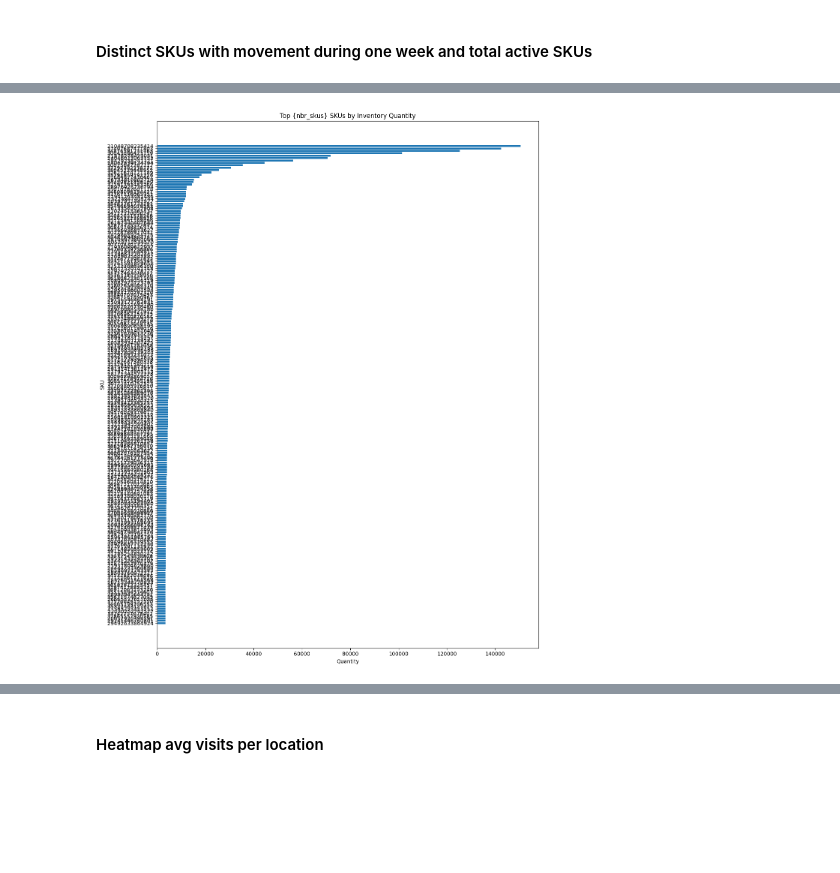
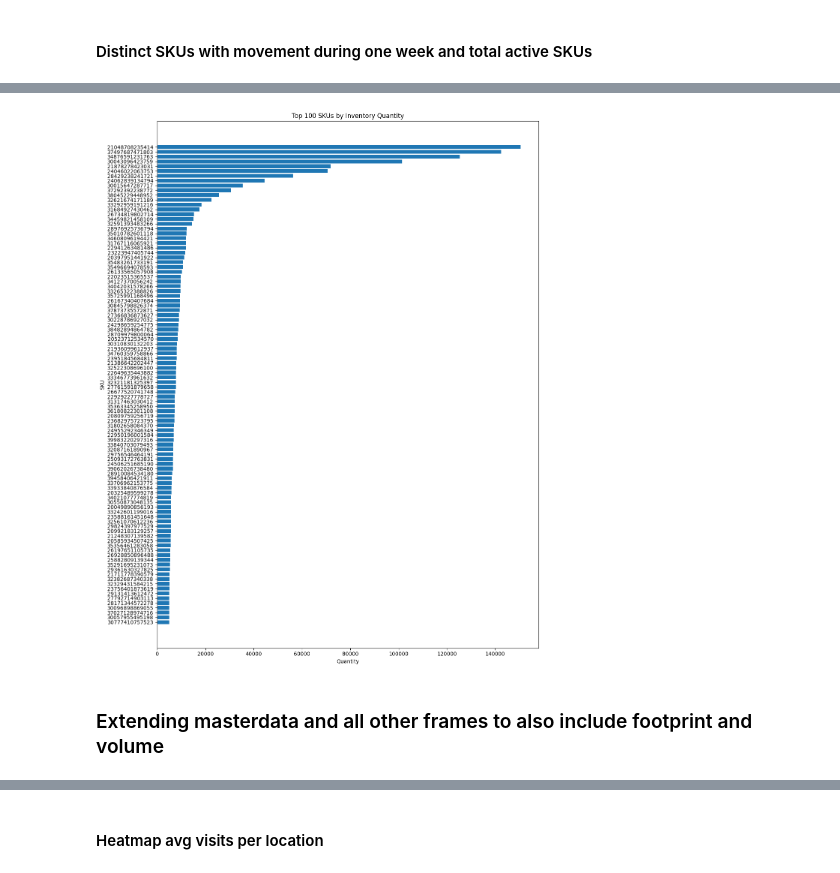
Before and after one commit to axelaaberg/Warehousing, a Jupyter notebook: data_Manipulate.ipynb, the cells around one changed output, grey strips where cells are left out. Cells and saved outputs as stored; diff of their text form; code cells hidden in the pictures; blank space fills up the shorter version.

Commit message:
graphs added

```diff
--- a/data_Manipulate.ipynb
+++ b/data_Manipulate.ipynb
@@ -41,6 +38,18 @@ picking_95_extended.createOrReplaceTempView("picking_95_extended")
 
 picking_avg_extended = picking_avg.join(masterdata, on="SKU", how="left")
 picking_avg_extended.createOrReplaceTempView("picking_avg_extended")
+# %%
+inventory = spark.sql("""
+        SELECT
+            Date,
+            SKU,
+            sum(Quantity_inventory) as Quantity_inventory
+        FROM inventory
+        GROUP BY SKU, Date
+          """)
+
+inventory_extended = inventory.join(masterdata, on="SKU", how="left")
+inventory_extended.createOrReplaceTempView("inventory_extended")
 # %%
 #inbound_95_extended.orderBy("SKU").show(5)
 #inventory_extended.orderBy("SKU").show(5)
@@ -198,32 +218,6 @@ inventory_SKUs = spark.sql("""
                ORDER BY Quantity DESC
             """)
 
-#inventory_SKUs.show()
-
 print(inventory_SKUs.select("SKU").count())
-
-
-inventory_SKUs = spark.sql("""
-               SELECT SKU, SUM(Quantity_inventory) AS Quantity
-               FROM inventory_extended
-               GROUP BY SKU
-               ORDER BY Quantity DESC
-            """)
-
-#inventory_SKUs.show()
-
-print(inventory_SKUs.select("SKU").count())
-
-inventory_SKUs = spark.sql("""
-               SELECT SKU, Quantity_inventory AS Quantity
-               FROM inventory_extended
-               ORDER BY Quantity DESC
-            """)
-
-#inventory_SKUs.show()
-
-print(inventory_SKUs.select("SKU").count())
-
-print("Varför är dessa olika tal??")
 # %% [output]
 35889
@@ -295,16 +270,18 @@ KeyboardInterrupt:
 # %%
 #inventory_SKUs.show()
-nbr_skus = 200
+nbr_skus = 100
 
 inventory_pd = inventory_SKUs.limit(nbr_skus).toPandas() #top 200 SKUs
 
 plt.figure(figsize=(12, 15))
 plt.barh(inventory_pd['SKU'], inventory_pd['Quantity'])
 plt.xlabel('Quantity')
 plt.ylabel('SKU')
-plt.title('Top {nbr_skus} SKUs by Inventory Quantity')
+plt.title(f'Top {nbr_skus} SKUs by Inventory Quantity')
 plt.gca().invert_yaxis()  # Highest values at top
 plt.tight_layout()
 plt.show()
 # %% [output]
-[figure, old version]
+[figure, new version]
+# %% [markdown]
+### Extending masterdata and all other frames to also include footprint and volume
```
Also changed, not shown: parts of 18 cells of this notebook.
